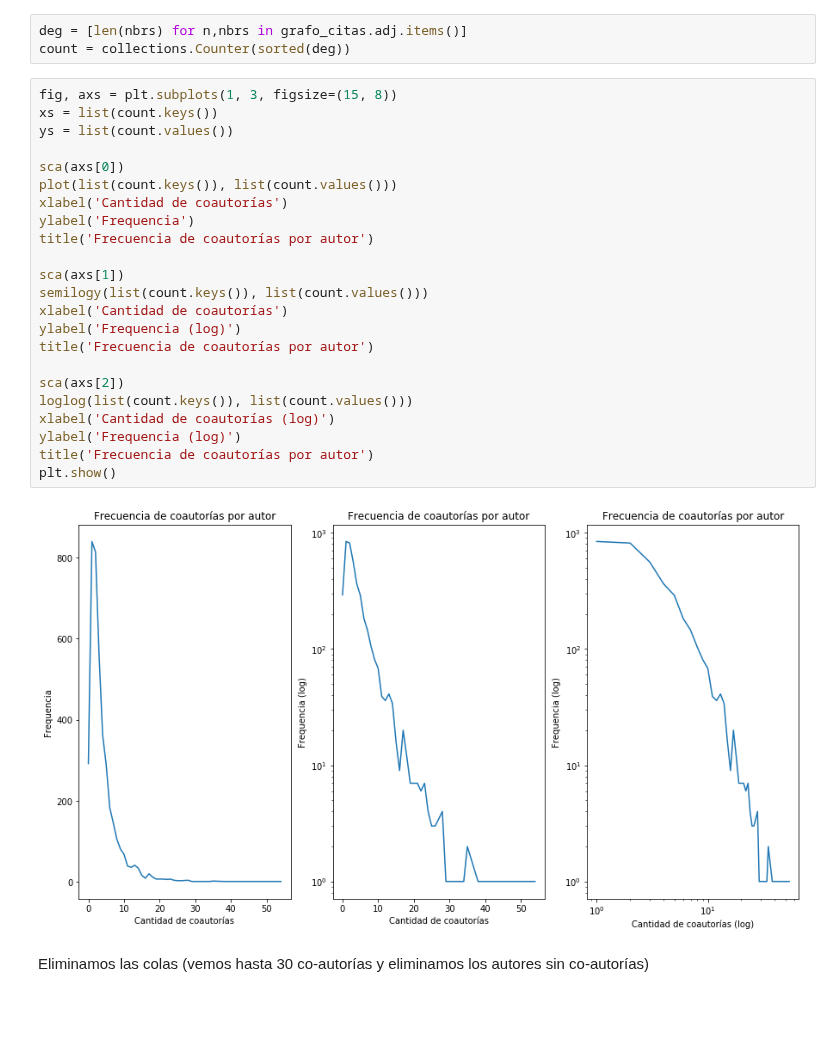
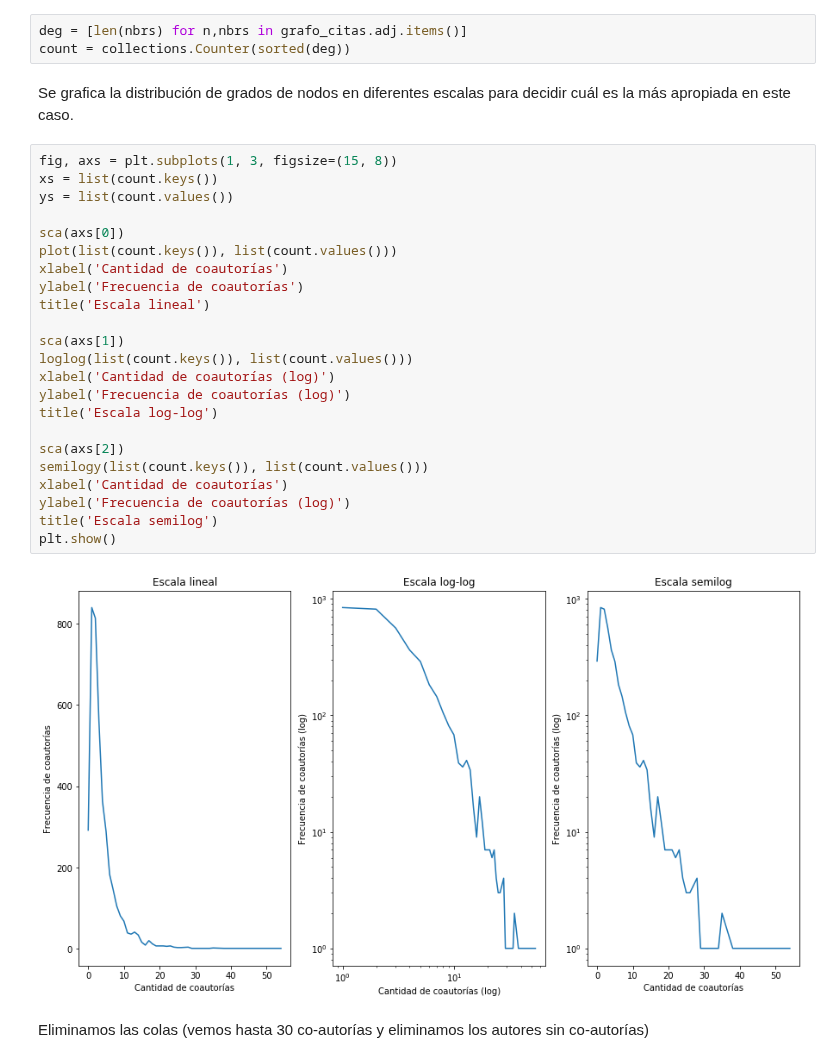
Before and after one commit to m2march/ciencia_datos, a Jupyter notebook: tp4/tp4.ipynb, the cells around one changed output. Saved outputs shown, nothing was run; the diff lists cells and outputs as text; blank space fills up the shorter version.

```diff
--- a/tp4/tp4.ipynb
+++ b/tp4/tp4.ipynb
@@ -148,31 +160,33 @@ nx.draw_networkx(grafo_citas, with_labels=False, node_size=50, alpha=0.5)
 # %%
 deg = [len(nbrs) for n,nbrs in grafo_citas.adj.items()]
 count = collections.Counter(sorted(deg))
+# %% [markdown]
+Se grafica la distribución de grados de nodos en diferentes escalas para decidir cuál es la más apropiada en este caso.
 # %%
 fig, axs = plt.subplots(1, 3, figsize=(15, 8))
 xs = list(count.keys())
 ys = list(count.values())
 
 sca(axs[0])
 plot(list(count.keys()), list(count.values()))
 xlabel('Cantidad de coautorías')
-ylabel('Frequencia')
-title('Frecuencia de coautorías por autor')
+ylabel('Frecuencia de coautorías')
+title('Escala lineal')
 
 sca(axs[1])
+loglog(list(count.keys()), list(count.values()))
+xlabel('Cantidad de coautorías (log)')
+ylabel('Frecuencia de coautorías (log)')
+title('Escala log-log')
+
+sca(axs[2])
 semilogy(list(count.keys()), list(count.values()))
 xlabel('Cantidad de coautorías')
-ylabel('Frequencia (log)')
-title('Frecuencia de coautorías por autor')
-
-sca(axs[2])
-loglog(list(count.keys()), list(count.values()))
-xlabel('Cantidad de coautorías (log)')
-ylabel('Frequencia (log)')
-title('Frecuencia de coautorías por autor')
+ylabel('Frecuencia de coautorías (log)')
+title('Escala semilog')
 plt.show()
 # %% [output]
-[figure, old version]
+[figure, new version]
 # %% [markdown]
 Eliminamos las colas (vemos hasta 30 co-autorías y eliminamos los autores sin co-autorías)
 # %%
```
Also changed, not shown: parts of 12 cells of this notebook.
